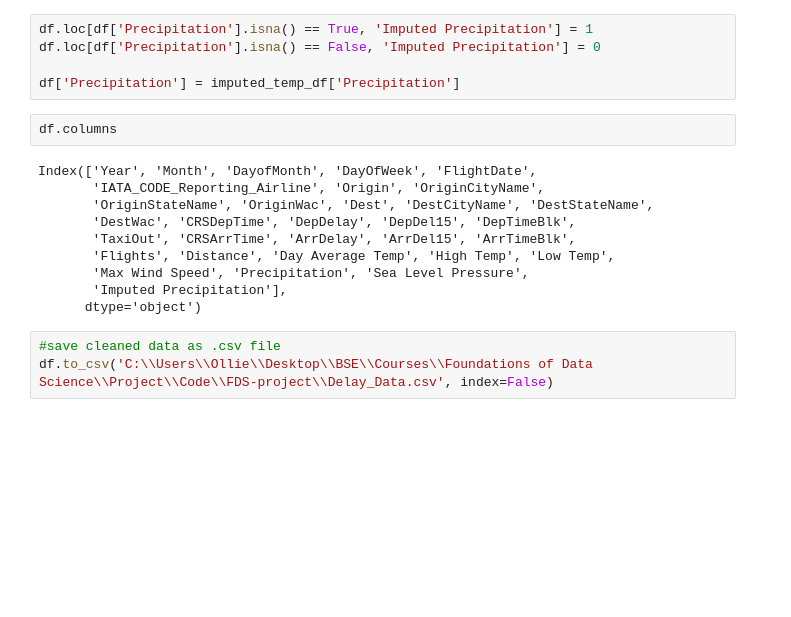
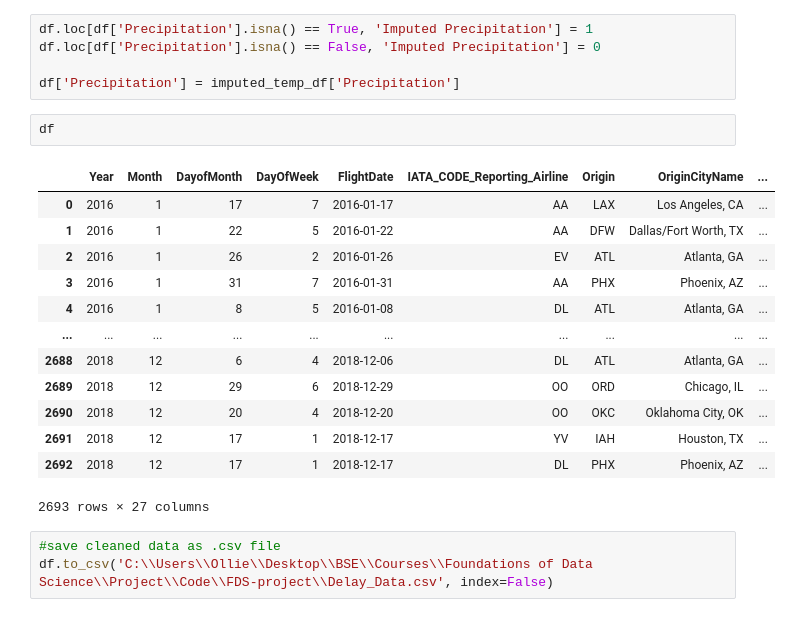
Before and after one commit to Oryder-green/FDS-project, a Jupyter notebook: Data Cleaning.ipynb, the cells around one changed output. Saved outputs shown, nothing was run; the diff lists cells and outputs as text; blank space fills up the shorter version.

```diff
--- a/Data Cleaning.ipynb
+++ b/Data Cleaning.ipynb
@@ -521,18 +522,22 @@ df.loc[df['Precipitation'].isna() == True, 'Imputed Precipitation'] = 1
 df.loc[df['Precipitation'].isna() == False, 'Imputed Precipitation'] = 0
 
 df['Precipitation'] = imputed_temp_df['Precipitation']
-# %%
-df.columns
-# %% [output]
-Index(['Year', 'Month', 'DayofMonth', 'DayOfWeek', 'FlightDate',
-       'IATA_CODE_Reporting_Airline', 'Origin', 'OriginCityName',
-       'OriginStateName', 'OriginWac', 'Dest', 'DestCityName', 'DestStateName',
-       'DestWac', 'CRSDepTime', 'DepDelay', 'DepDel15', 'DepTimeBlk',
-       'TaxiOut', 'CRSArrTime', 'ArrDelay', 'ArrDel15', 'ArrTimeBlk',
-       'Flights', 'Distance', 'Day Average Temp', 'High Temp', 'Low Temp',
-       'Max Wind Speed', 'Precipitation', 'Sea Level Pressure',
-       'Imputed Precipitation'],
-      dtype='object')
+# %%
+df
+# %% [output]
+|  | Year | Month | DayofMonth | DayOfWeek | FlightDate | IATA_CODE_Reporting_Airline | Origin | OriginCityName | ... |
+| 0 | 2016 | 1 | 17 | 7 | 2016-01-17 | AA | LAX | Los Angeles, CA | ... |
+| 1 | 2016 | 1 | 22 | 5 | 2016-01-22 | AA | DFW | Dallas/Fort Worth, TX | ... |
+| 2 | 2016 | 1 | 26 | 2 | 2016-01-26 | EV | ATL | Atlanta, GA | ... |
+| 3 | 2016 | 1 | 31 | 7 | 2016-01-31 | AA | PHX | Phoenix, AZ | ... |
+| 4 | 2016 | 1 | 8 | 5 | 2016-01-08 | DL | ATL | Atlanta, GA | ... |
+| ... | ... | ... | ... | ... | ... | ... | ... | ... | ... |
+| 2688 | 2018 | 12 | 6 | 4 | 2018-12-06 | DL | ATL | Atlanta, GA | ... |
+| 2689 | 2018 | 12 | 29 | 6 | 2018-12-29 | OO | ORD | Chicago, IL | ... |
+| 2690 | 2018 | 12 | 20 | 4 | 2018-12-20 | OO | OKC | Oklahoma City, OK | ... |
+| 2691 | 2018 | 12 | 17 | 1 | 2018-12-17 | YV | IAH | Houston, TX | ... |
+| 2692 | 2018 | 12 | 17 | 1 | 2018-12-17 | DL | PHX | Phoenix, AZ | ... |
+2693 rows × 27 columns
 # %%
 #save cleaned data as .csv file
 df.to_csv('C:\\Users\\Ollie\\Desktop\\BSE\\Courses\\Foundations of Data Science\\Project\\Code\\FDS-project\\Delay_Data.csv', index=False)
```
Also changed, not shown: parts of 7 cells of this notebook, 2 other files.
